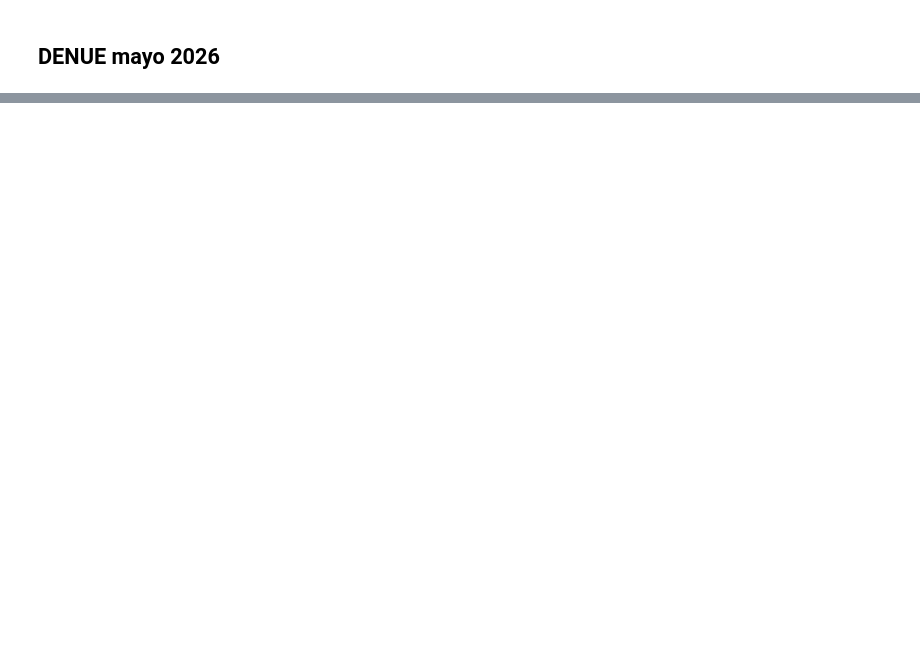
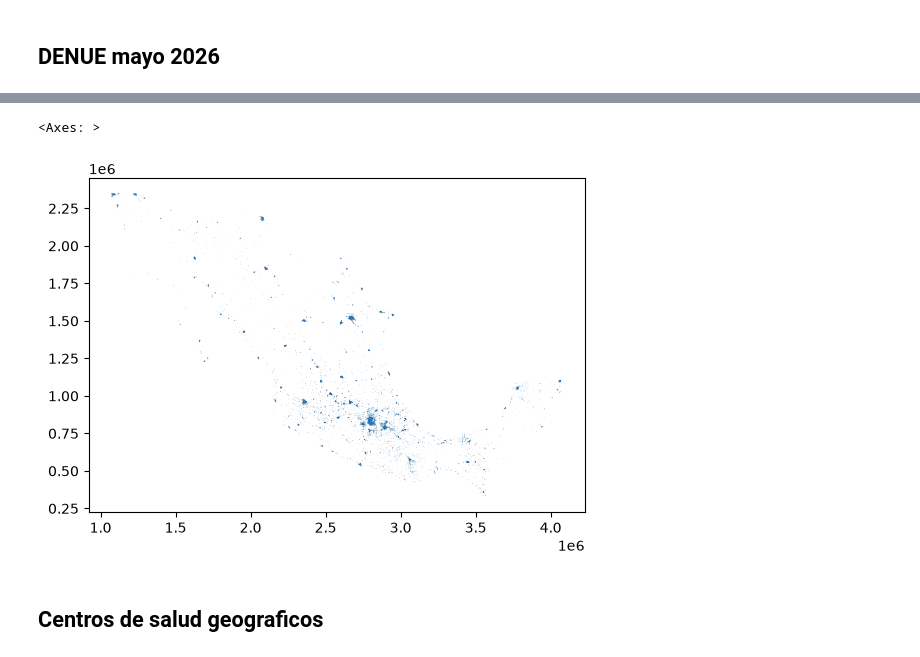
Before and after one commit to Lucas-G-A/demanda-servicios-salud-cdmx, a Jupyter notebook: notebooks/01_explore.ipynb, the cells around one changed output, grey strips where cells are left out. Drawn from its saved outputs; the diff is of its cells as text; code cells hidden in the pictures; blank space fills up the shorter version.

```diff
--- a/notebooks/01_explore.ipynb
+++ b/notebooks/01_explore.ipynb
@@ -126,0 +151,8 @@ print(denue_2026.head())
+# %%
+# si está descomprimido
+indice_marginacion = gpd.read_file("/Users/lucasgarcia/Desktop/Dataton/demanda_servicios_salud_cdmx/data/raw/indice_marginacion-cartografia2020_shp/colonias_imc2020.shp")
+
+# si lo dejaste en zip, no hace falta descomprimir
+# ageb = gpd.read_file("zip://data/raw/indice_marginacion-cartografia2020_shp.zip")
+
+indice_marginacion.head()
@@ -126,0 +183,7 @@ print(denue_2026.head())
+# %%
+indice_marginacion.plot()
+# %% [output]
+<Axes: >
+[figure, added]
+# %% [markdown]
+## Centros de salud geograficos
```
Also changed, not shown: parts of 39 cells of this notebook, 12 other files.
